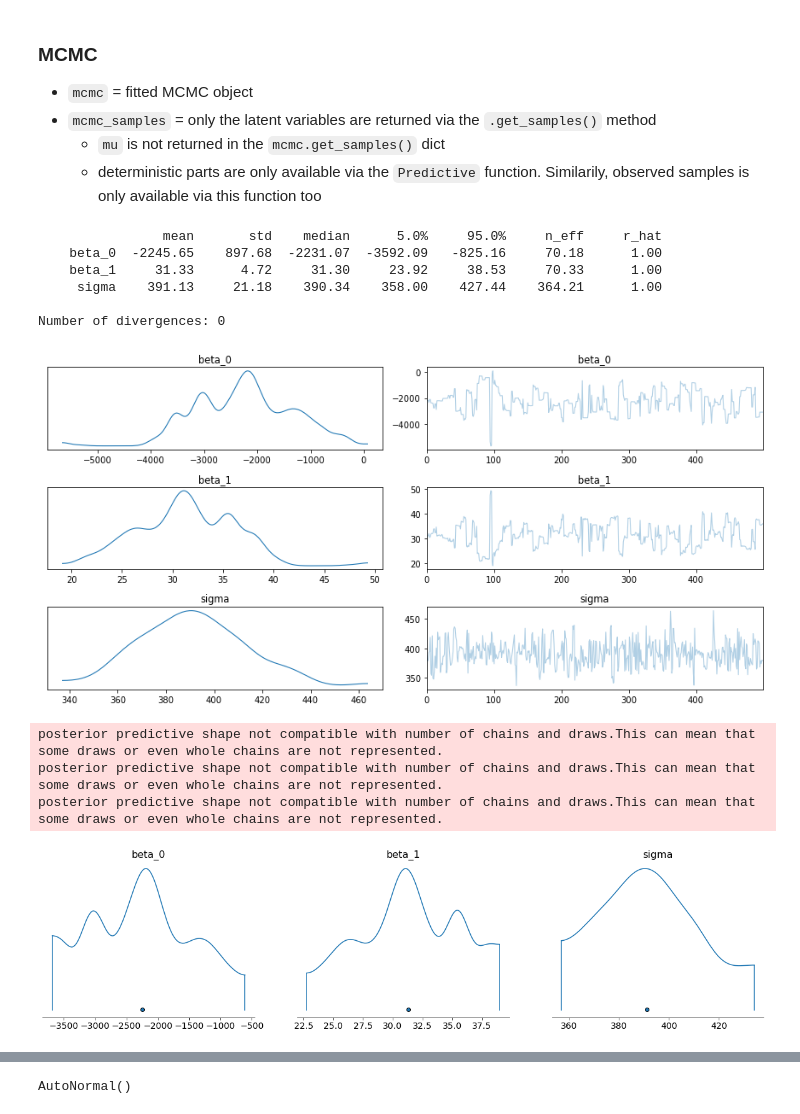
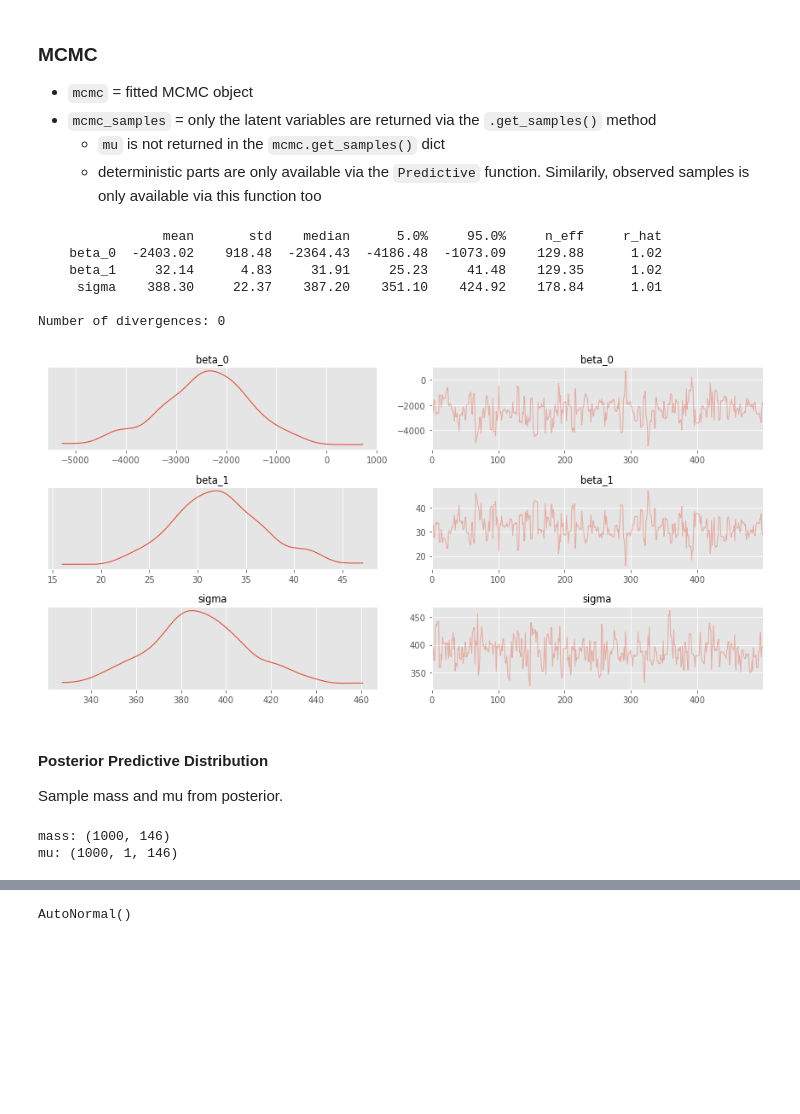
Before and after one commit to GStechschulte/books-with-code, a Jupyter notebook: bmcp/ch_3_pyro.ipynb, the cells around one changed output, grey strips where cells are left out. Saved outputs shown, nothing was run; the diff lists cells and outputs as text; code cells hidden in the pictures; blank space fills up the shorter version.

```diff
--- a/bmcp/ch_3_pyro.ipynb
+++ b/bmcp/ch_3_pyro.ipynb
@@ -132,31 +144,32 @@ mcmc.run(flipper_length=adelie_flipper_length, mass=adelie_mass)
 # %%
-mcmc.summary()
+mcmc_simple.summary()
 # %% [output]
                 mean       std    median      5.0%     95.0%     n_eff     r_hat
-    beta_0  -2245.65    897.68  -2231.07  -3592.09   -825.16     70.18      1.00
-    beta_1     31.33      4.72     31.30     23.92     38.53     70.33      1.00
-     sigma    391.13     21.18    390.34    358.00    427.44    364.21      1.00
+    beta_0  -2403.02    918.48  -2364.43  -4186.48  -1073.09    129.88      1.02
+    beta_1     32.14      4.83     31.91     25.23     41.48    129.35      1.02
+     sigma    388.30     22.37    387.20    351.10    424.92    178.84      1.01
 
 Number of divergences: 0
+# %%
+# trace plots are interesting for only only chain
+az.plot_trace(az.from_pyro(mcmc_simple))
+plt.tight_layout()
+# %% [output]
+[figure, added]
+# %% [markdown]
+#### Posterior Predictive Distribution
+
+Sample mass and mu from posterior.
 # %%
 # latent variables
-mcmc_samples = mcmc.get_samples(num_samples=1000)
+mcmc_samples = mcmc_simple.get_samples(num_samples=1000)
 # posterior samples
 predictive = Predictive(linear_model, mcmc_samples)
 # latent variables:
-mass_samples = predictive(flipper_length=adelie_flipper_length, mass=adelie_mass)
+predictive_samples = predictive(flipper_length=adelie_flipper_length, mass=None)
+
+for k, v in predictive_samples.items():
+    print(f'{k}: {tuple(v.shape)}')
+# %% [output]
+mass: (1000, 146)
+mu: (1000, 1, 146)
-# %%
-# trace plots looks horrible --> scale variable
-az.plot_trace(az.from_pyro(mcmc))
-plt.tight_layout()
-# %% [output]
-[figure, removed]
-# %%
-az_data = az.from_pyro(posterior=mcmc, posterior_predictive=mcmc_samples)
-az.plot_density(data=az_data)
-plt.show()
-# %% [output]
-posterior predictive shape not compatible with number of chains and draws.This can mean that some draws or even whole chains are not represented.
-posterior predictive shape not compatible with number of chains and draws.This can mean that some draws or even whole chains are not represented.
-posterior predictive shape not compatible with number of chains and draws.This can mean that some draws or even whole chains are not represented.
-[figure, removed]
```
Also changed, not shown: parts of 49 cells of this notebook.
